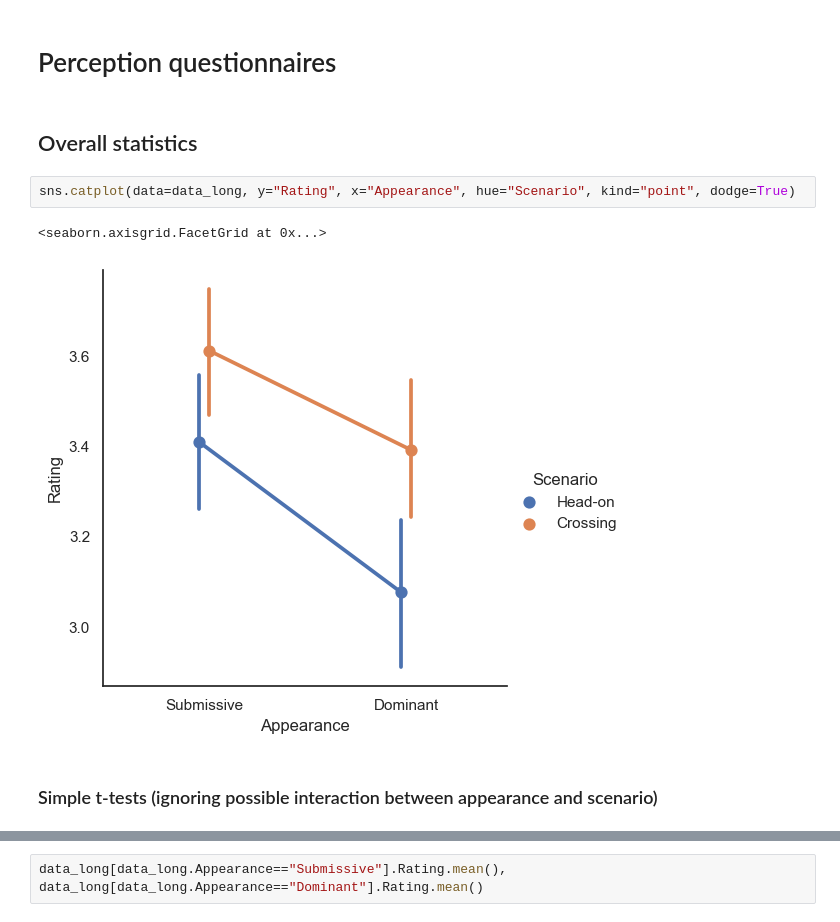
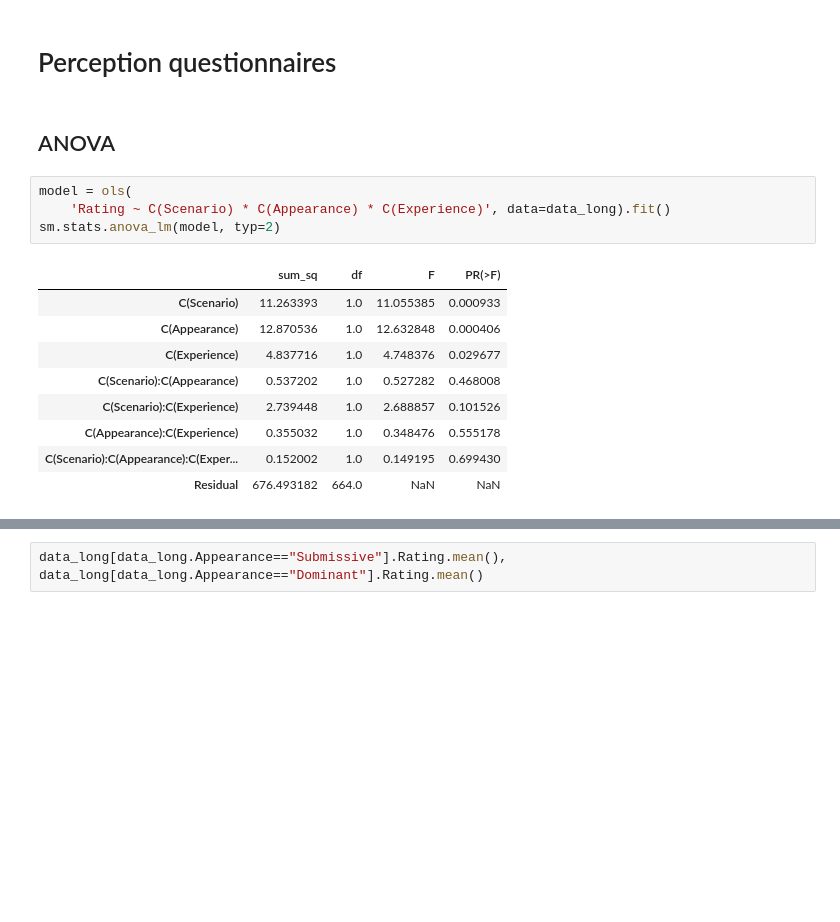
Before and after one commit to tud-hri/Spot-DataAnalysis, a Jupyter notebook: questionnaire_analysis.ipynb, the cells around one changed output, grey strips where cells are left out. Drawn from its saved outputs; the diff is of its cells as text; blank space fills up the shorter version.

```diff
--- a/questionnaire_analysis.ipynb
+++ b/questionnaire_analysis.ipynb
@@ -129,11 +106,18 @@ Text(0, 0.5, 'Count')
 # %% [markdown]
 # Perception questionnaires
-# %% [markdown]
-## Overall statistics
-# %%
-sns.catplot(data=data_long, y="Rating", x="Appearance", hue="Scenario", kind="point", dodge=True)
-# %% [output]
-<seaborn.axisgrid.FacetGrid at 0x...>
-[figure, removed]
-# %% [markdown]
-### Simple t-tests (ignoring possible interaction between appearance and scenario)
+# %% [markdown]
+## ANOVA
+# %%
+model = ols(
+    'Rating ~ C(Scenario) * C(Appearance) * C(Experience)', data=data_long).fit()
+sm.stats.anova_lm(model, typ=2)
+# %% [output]
+|  | sum_sq | df | F | PR(>F) |
+| C(Scenario) | 11.263393 | 1.0 | 11.055385 | 0.000933 |
+| C(Appearance) | 12.870536 | 1.0 | 12.632848 | 0.000406 |
+| C(Experience) | 4.837716 | 1.0 | 4.748376 | 0.029677 |
+| C(Scenario):C(Appearance) | 0.537202 | 1.0 | 0.527282 | 0.468008 |
+| C(Scenario):C(Experience) | 2.739448 | 1.0 | 2.688857 | 0.101526 |
+| C(Appearance):C(Experience) | 0.355032 | 1.0 | 0.348476 | 0.555178 |
+| C(Scenario):C(Appearance):C(Exper... | 0.152002 | 1.0 | 0.149195 | 0.699430 |
+| Residual | 676.493182 | 664.0 | NaN | NaN |
```
Also changed, not shown: parts of 37 cells of this notebook, 5 other files.
